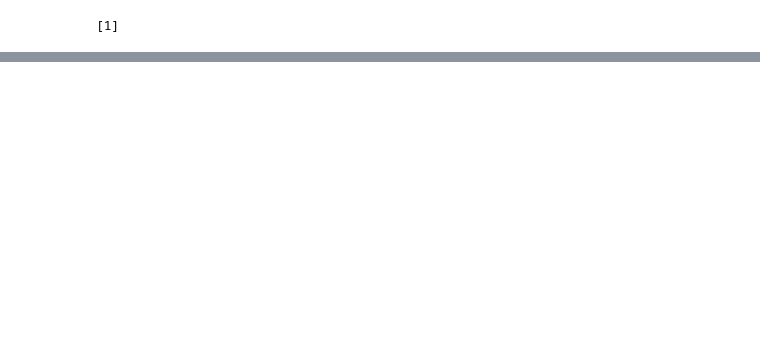
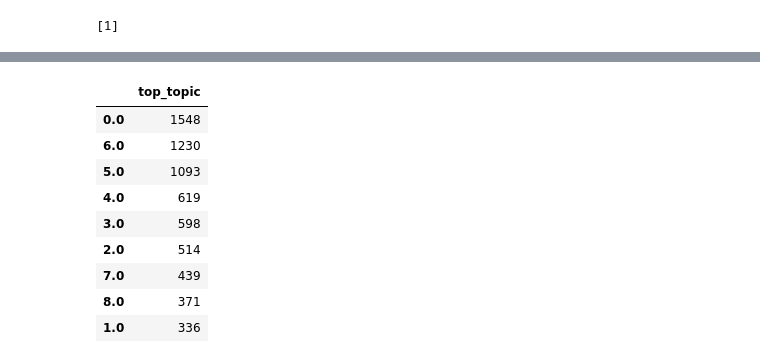
Before and after one commit to oersoy1/cc_news, a Jupyter notebook: 5_topic_modeling.ipynb, the cells around one changed output, grey strips where cells are left out. Drawn from its saved outputs; the diff is of its cells as text; code cells hidden in the pictures; blank space fills up the shorter version.

```diff
--- a/5_topic_modeling.ipynb
+++ b/5_topic_modeling.ipynb
@@ -411,0 +425,16 @@ pprint(lda_model.print_topics(num_words))
+# %%
+# Thresholded at 0.5 contribution
+topic_dist_thresh = df_topics[df_topics.perc_contrib>=0.5].top_topic.value_counts().to_frame().sort_values(by='top_topic', ascending=False)
+# %%
+topic_dist_thresh
+# %% [output]
+|  | top_topic |
+| 0.0 | 1548 |
+| 6.0 | 1230 |
+| 5.0 | 1093 |
+| 4.0 | 619 |
+| 3.0 | 598 |
+| 2.0 | 514 |
+| 7.0 | 439 |
+| 8.0 | 371 |
+| 1.0 | 336 |
```
Also changed, not shown: parts of 70 cells of this notebook, 5 other files.
